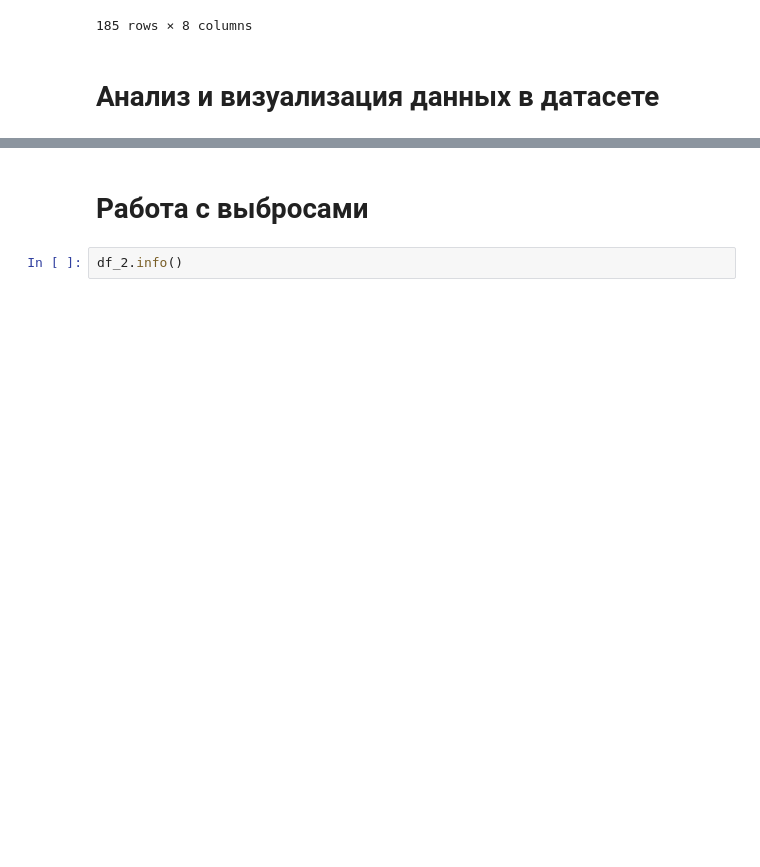
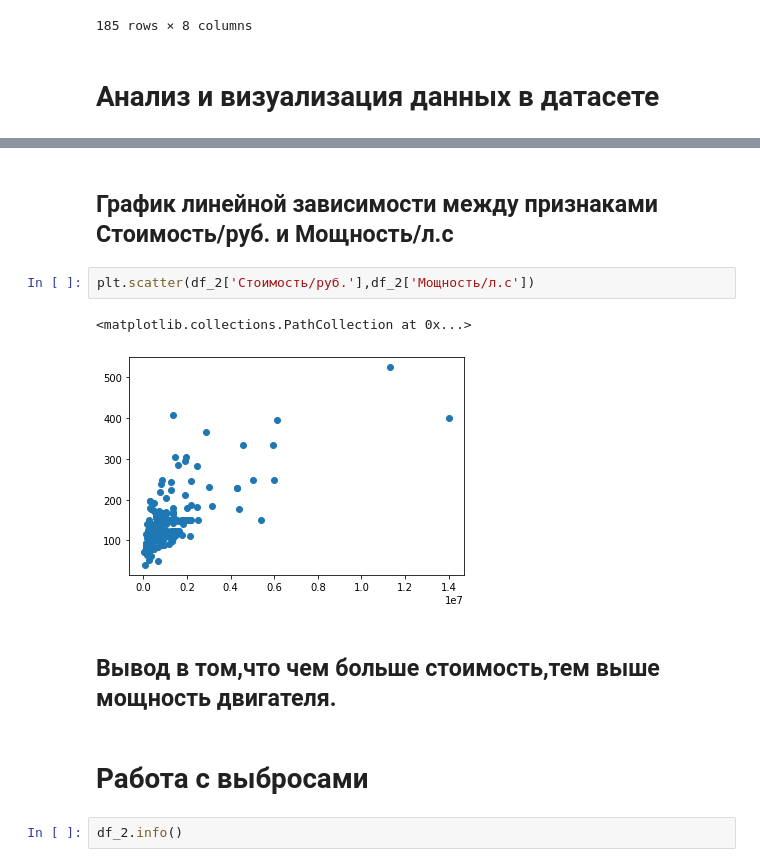
Before and after one commit to Stels26047/SkillFactory, a Jupyter notebook: project-6_team-Choice_Cars_dst-56/project-6_team-Choice_Cars_dst-56.ipynb, the cells around one changed output, grey strips where cells are left out. Drawn from its saved outputs; the diff is of its cells as text; blank space fills up the shorter version.

```diff
--- a/project-6_team-Choice_Cars_dst-56/project-6_team-Choice_Cars_dst-56.ipynb
+++ b/project-6_team-Choice_Cars_dst-56/project-6_team-Choice_Cars_dst-56.ipynb
@@ -1841,3 +1012,12 @@ Name: Название автомобиля, dtype: object
+# %% [markdown]
+## График линейной зависимости между признаками Стоимость/руб. и Мощность/л.с
+# %%
+plt.scatter(df_2['Стоимость/руб.'],df_2['Мощность/л.с'])
+# %% [output]
+<matplotlib.collections.PathCollection at 0x...>
+[figure, added]
+# %% [markdown]
+## Вывод в том,что чем больше стоимость,тем выше мощность двигателя.
 # %% [markdown]
 # Работа с выбросами
 # %%
```
Also changed, not shown: parts of 162 cells of this notebook.
